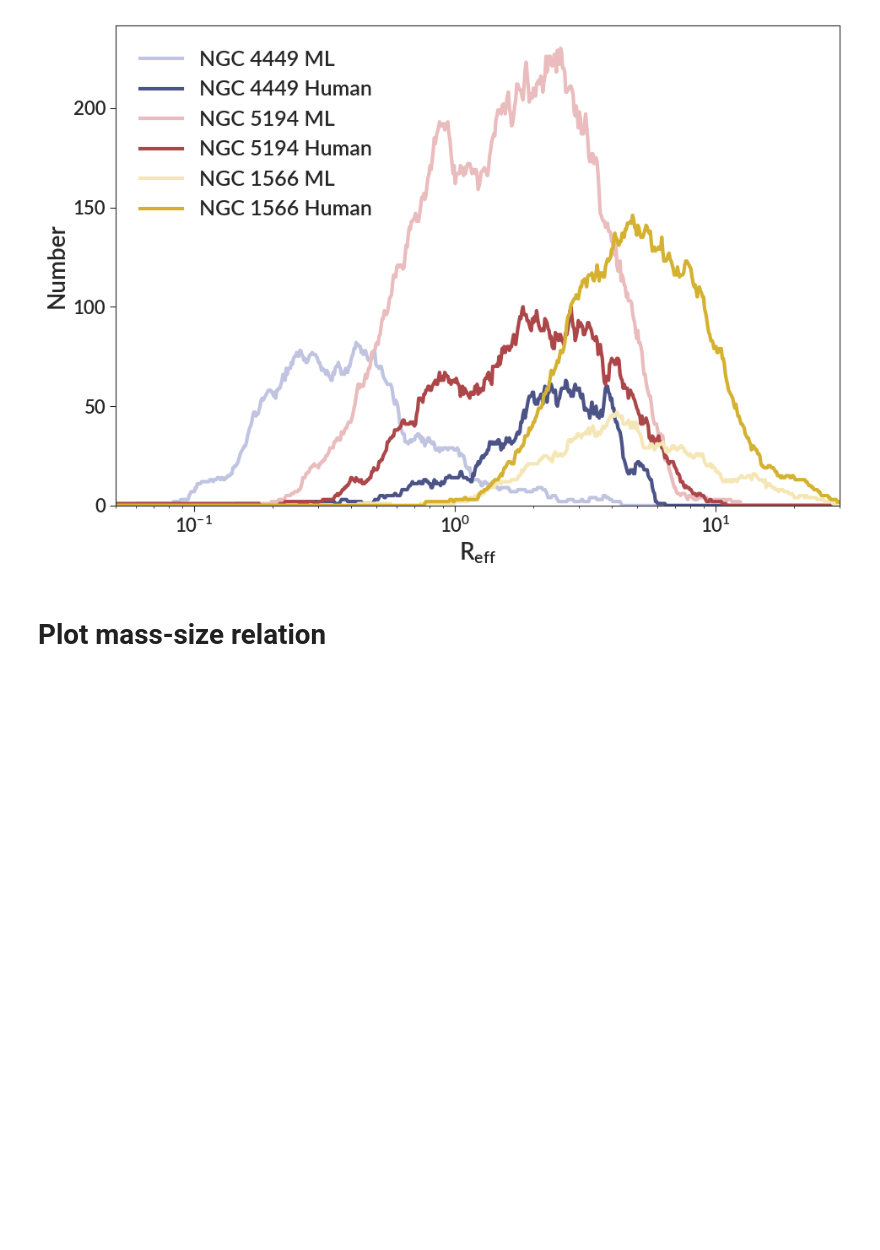
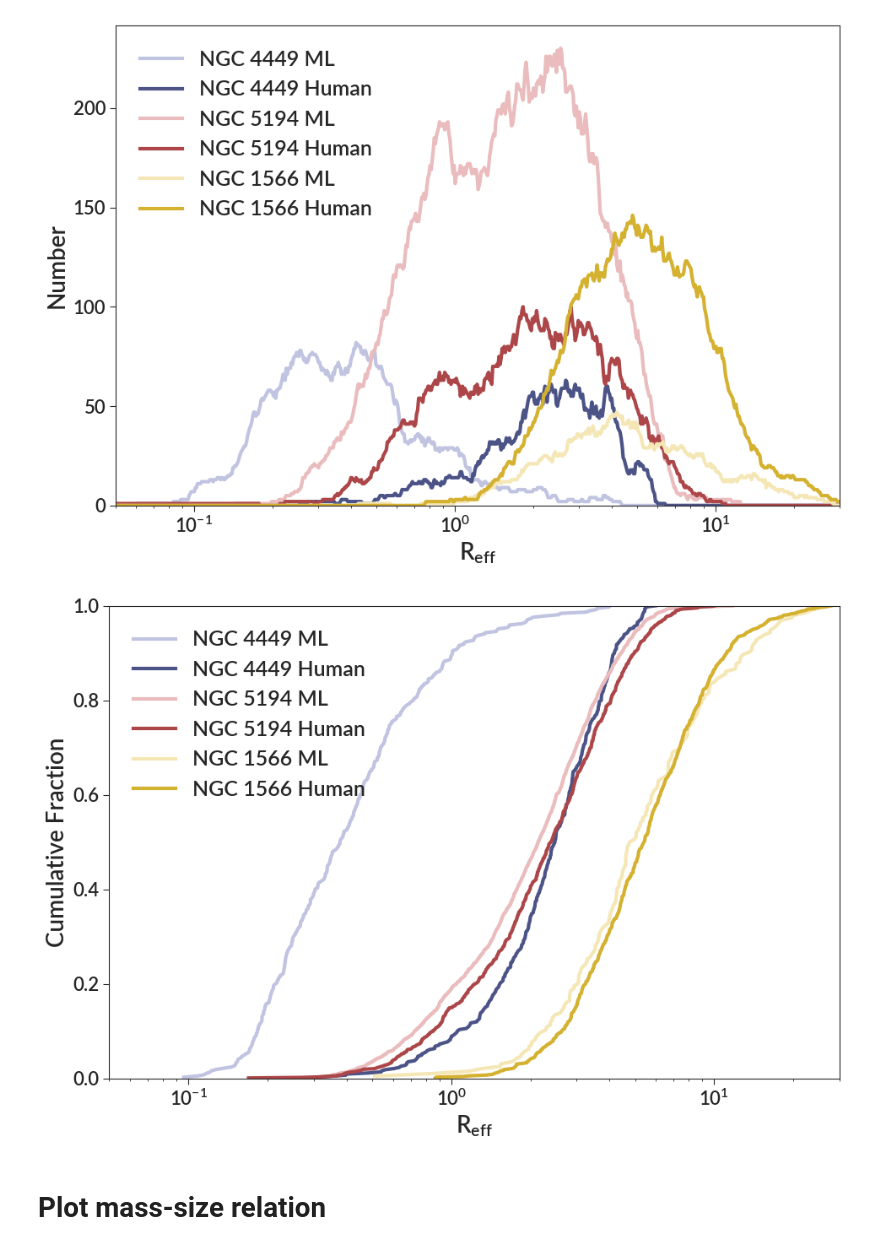
Before and after one commit to gillenbrown/LEGUS-sizes, a Jupyter notebook: testing/machine_learning_classifications.ipynb, the cells around one changed output. Cells and saved outputs as stored; diff of their text form; code cells hidden in the pictures; blank space fills up the shorter version.

Commit message:
added cumulative histrogram to machine learning examinatio notebook

```diff
--- a/testing/machine_learning_classifications.ipynb
+++ b/testing/machine_learning_classifications.ipynb
@@ -135,6 +135,42 @@ ax.legend(loc=2, frameon=False)
 ax.add_labels("$R_{eff}$", "Number")
 # %% [output]
 [figure]
+# %%
+def make_cumulative_histogram(values):
+    """
+    Create the line to be plotted for a cumulative histogram
+
+    :param values: data
+    :return: List of xs and ys to be plotted for the cumulative histogram
+    """
+    sorted_values = np.sort(values)
+    ys = np.arange(1, 1 + len(sorted_values), 1)
+    assert len(ys) == len(sorted_values)
+    return sorted_values, ys / np.max(ys)
+# %%
+fig, ax = bpl.subplots()
+
+ax.plot(*make_cumulative_histogram(ngc4449["r_eff_pc_rmax_15pix_best"][ngc4449["from_ml"]]),
+        label="NGC 4449 ML", c=bpl.fade_color(bpl.color_cycle[0]))
+ax.plot(*make_cumulative_histogram(ngc4449["r_eff_pc_rmax_15pix_best"][ngc4449["from_human"]]),
+        label="NGC 4449 Human", c=bpl.color_cycle[0])
+ax.plot(*make_cumulative_histogram(ngc5194["r_eff_pc_rmax_15pix_best"][ngc5194["from_ml"]]),
+        label="NGC 5194 ML", c=bpl.fade_color(bpl.color_cycle[3]))
+ax.plot(*make_cumulative_histogram(ngc5194["r_eff_pc_rmax_15pix_best"][ngc5194["from_human"]]),
+        label="NGC 5194 Human", c=bpl.color_cycle[3])
+ax.plot(*make_cumulative_histogram(ngc1566["r_eff_pc_rmax_15pix_best"][ngc1566["from_ml"]]),
+        label="NGC 1566 ML", c=bpl.fade_color(bpl.color_cycle[4]))
+ax.plot(*make_cumulative_histogram(ngc1566["r_eff_pc_rmax_15pix_best"][ngc1566["from_human"]]),
+        label="NGC 1566 Human", c=bpl.color_cycle[4])
+
+
+
+ax.set_xscale("log")
+ax.set_limits(0.05, 30, 0, 1)
+ax.legend(loc=2, frameon=False)
+ax.add_labels("$R_{eff}$", "Cumulative Fraction")
+# %% [output]
+[figure, added]
 # %% [markdown]
 # Plot mass-size relation
 # %%
```
Also changed, not shown: parts of 1 cell of this notebook.
